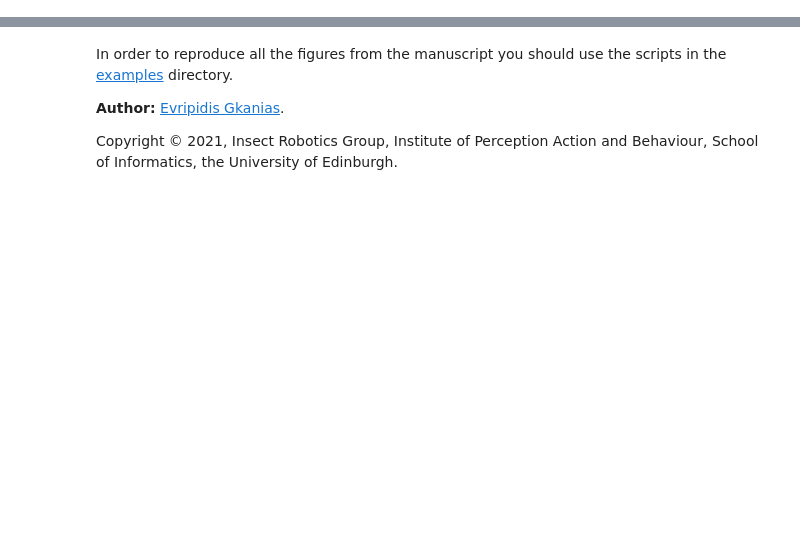
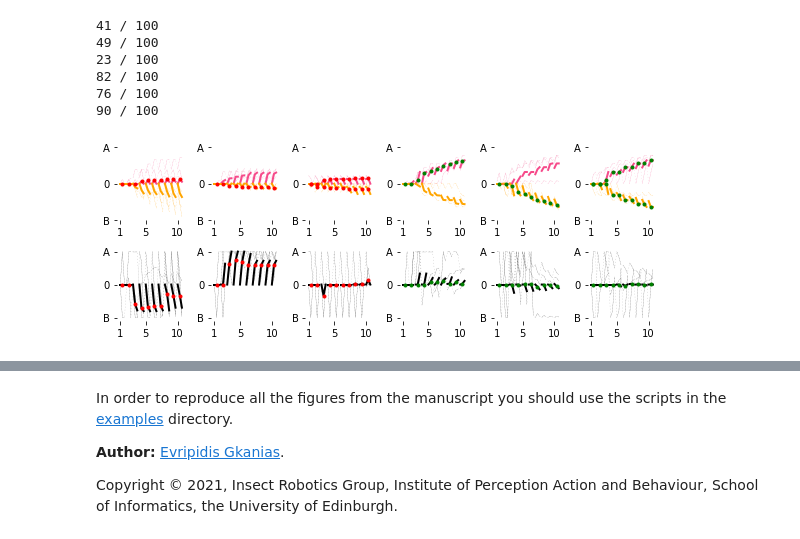
Before and after one commit to InsectRobotics/IncentiveCircuit, a Jupyter notebook: notebooks/generate_manuscript.ipynb, the cells around one changed output, grey strips where cells are left out. Cells and saved outputs as stored; diff of their text form; code cells hidden in the pictures; blank space fills up the shorter version.

```diff
--- a/notebooks/generate_manuscript.ipynb
+++ b/notebooks/generate_manuscript.ipynb
@@ -244,0 +96,12 @@ from the paths.
+# %%
+import plot_arena_fishbone
+
+plot_arena_fishbone.main("-R", "10", "-V", "A and B", "--dir", "../src/incentive/data/arena/")
+# %% [output]
+41 / 100
+49 / 100
+23 / 100
+82 / 100
+76 / 100
+90 / 100
+[figure, added]
```
Also changed, not shown: parts of 44 cells of this notebook, 14 other files.
